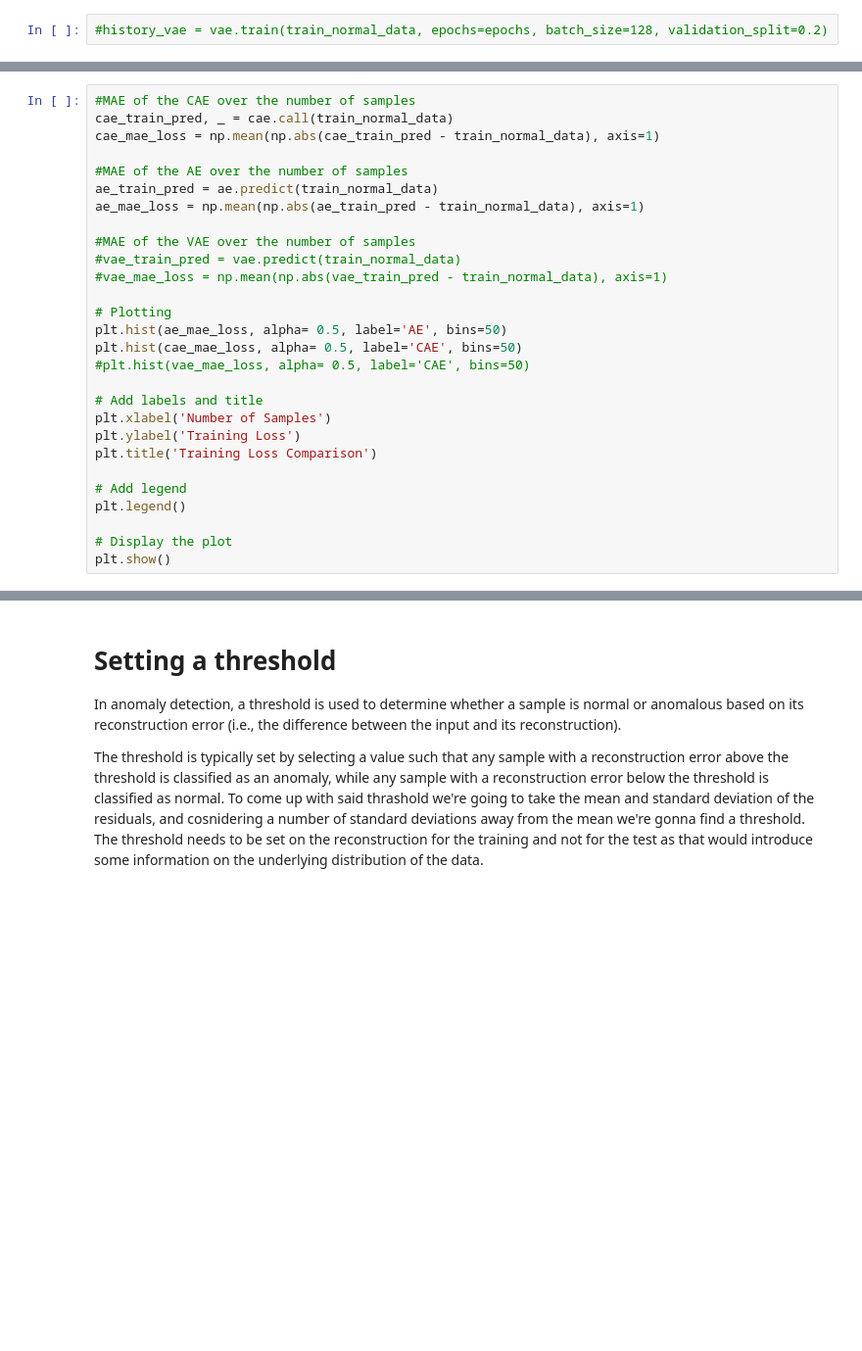
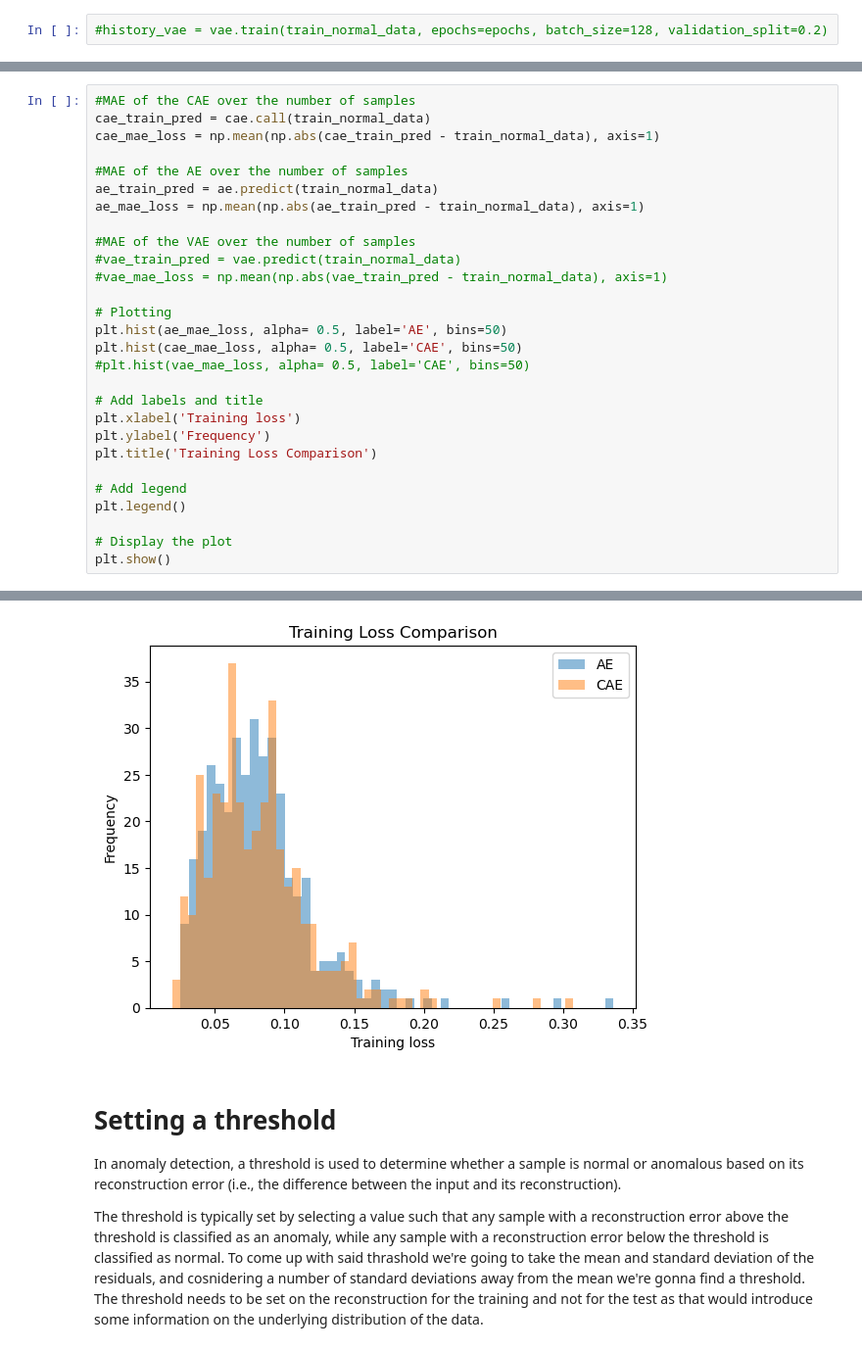
Before and after one commit to togetherthough/Deep-anomaly-detection-for-tracking-experiments-at-LHCb, a Jupyter notebook: notebook.ipynb, the cells around one changed output, grey strips where cells are left out. Shown at 98% size. Drawn from its saved outputs; the diff is of its cells as text; blank space fills up the shorter version.

```diff
--- a/notebook.ipynb
+++ b/notebook.ipynb
@@ -210,6 +244,6 @@ NotImplementedError: Cannot convert a symbolic tf.Tensor (Mean_520:0) to a numpy
 # %%
 #MAE of the CAE over the number of samples
-cae_train_pred, _ = cae.call(train_normal_data)
+cae_train_pred = cae.call(train_normal_data)
 cae_mae_loss = np.mean(np.abs(cae_train_pred - train_normal_data), axis=1)
 
 #MAE of the AE over the number of samples
@@ -226,8 +260,8 @@ plt.hist(cae_mae_loss, alpha= 0.5, label='CAE', bins=50)
 #plt.hist(vae_mae_loss, alpha= 0.5, label='CAE', bins=50)
 
 # Add labels and title
-plt.xlabel('Number of Samples')
-plt.ylabel('Training Loss')
+plt.xlabel('Training loss')
+plt.ylabel('Frequency')
 plt.title('Training Loss Comparison')
 
 # Add legend
@@ -235,3 +269,4 @@ plt.legend()
 
 # Display the plot
 plt.show()
+# %% [output]
@@ -238,3 +274,4 @@ plt.show()
+[figure, added]
 # %% [markdown]
 # Setting a threshold
 In anomaly detection, a threshold is used to determine whether a sample is normal or anomalous based on its reconstruction error (i.e., the difference between the input and its reconstruction).
```
Also changed, not shown: parts of 37 cells of this notebook, 5 other files.
